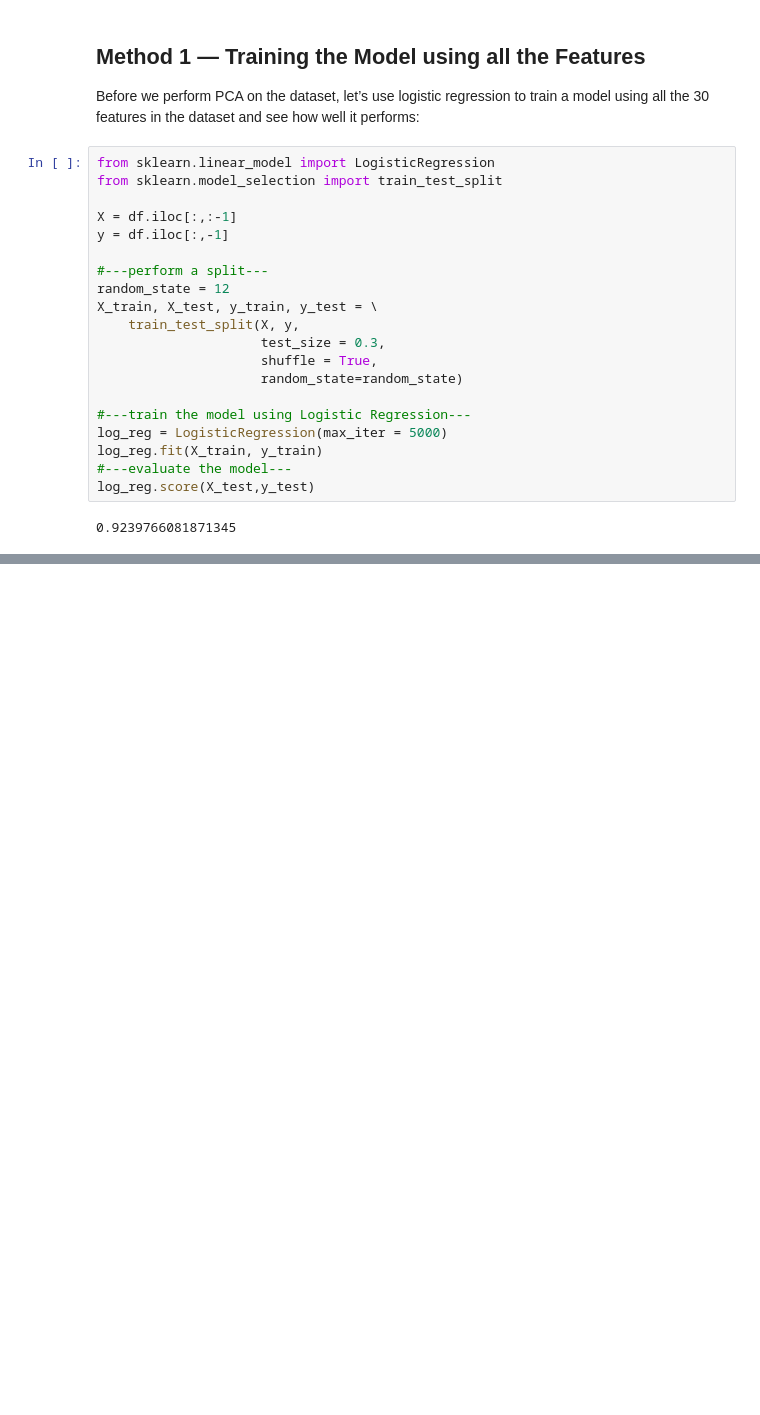
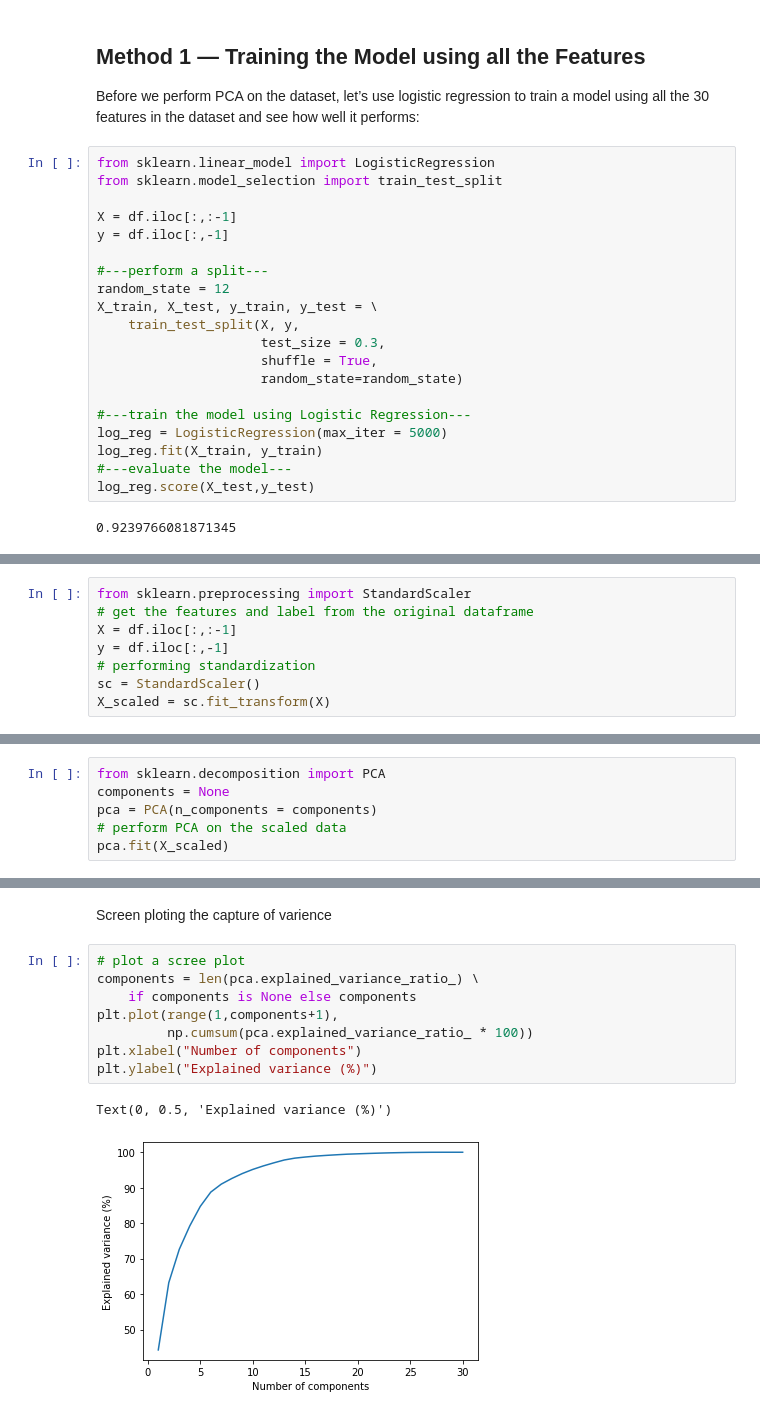
Before and after one commit to V-Nayak/ML, a Jupyter notebook: Unsupervised_Learning_algorithms_(PCA).ipynb, the cells around one changed output, grey strips where cells are left out. Cells and saved outputs as stored; diff of their text form; blank space fills up the shorter version.

```diff
--- a/Unsupervised_Learning_algorithms_(PCA).ipynb
+++ b/Unsupervised_Learning_algorithms_(PCA).ipynb
@@ -502,0 +622,8 @@ log_reg.score(X_test,y_test)
+# %%
+from sklearn.preprocessing import StandardScaler
+# get the features and label from the original dataframe
+X = df.iloc[:,:-1]
+y = df.iloc[:,-1]
+# performing standardization
+sc = StandardScaler()
+X_scaled = sc.fit_transform(X)
@@ -502,0 +633,6 @@ log_reg.score(X_test,y_test)
+# %%
+from sklearn.decomposition import PCA
+components = None
+pca = PCA(n_components = components)
+# perform PCA on the scaled data
+pca.fit(X_scaled)
@@ -502,0 +670,13 @@ log_reg.score(X_test,y_test)
+# %% [markdown]
+Screen ploting the capture of varience
+# %%
+# plot a scree plot
+components = len(pca.explained_variance_ratio_) \
+    if components is None else components
+plt.plot(range(1,components+1),
+         np.cumsum(pca.explained_variance_ratio_ * 100))
+plt.xlabel("Number of components")
+plt.ylabel("Explained variance (%)")
+# %% [output]
+Text(0, 0.5, 'Explained variance (%)')
+[figure, added]
```
Also changed, not shown: parts of 27 cells of this notebook.
